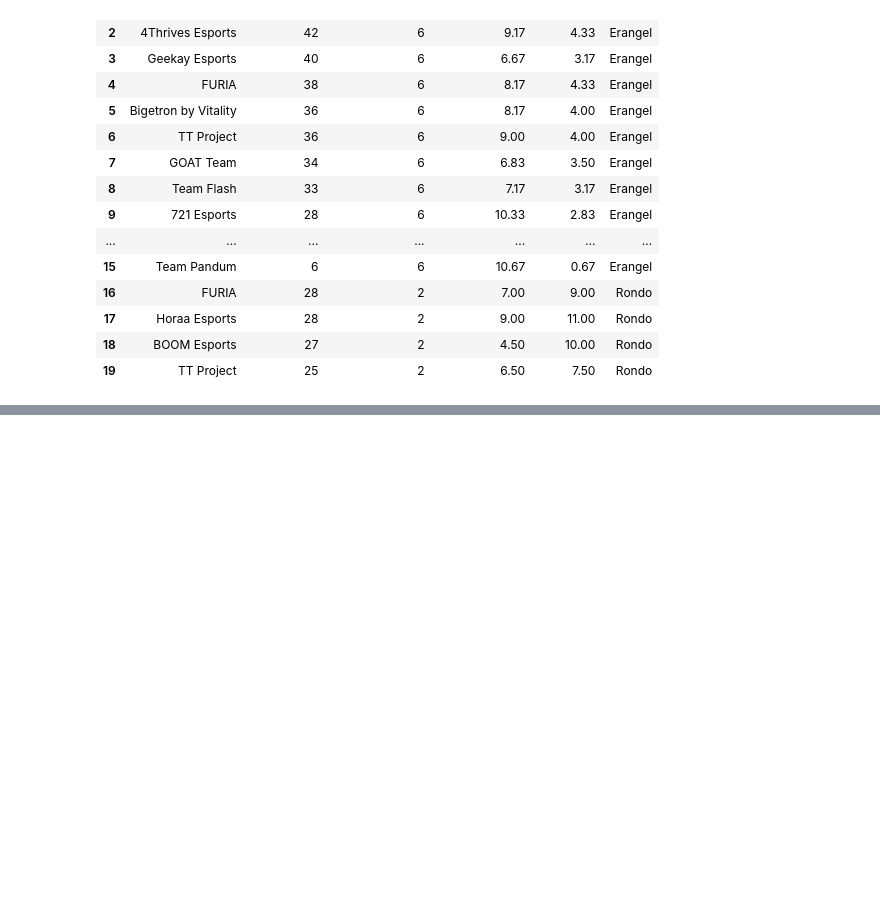
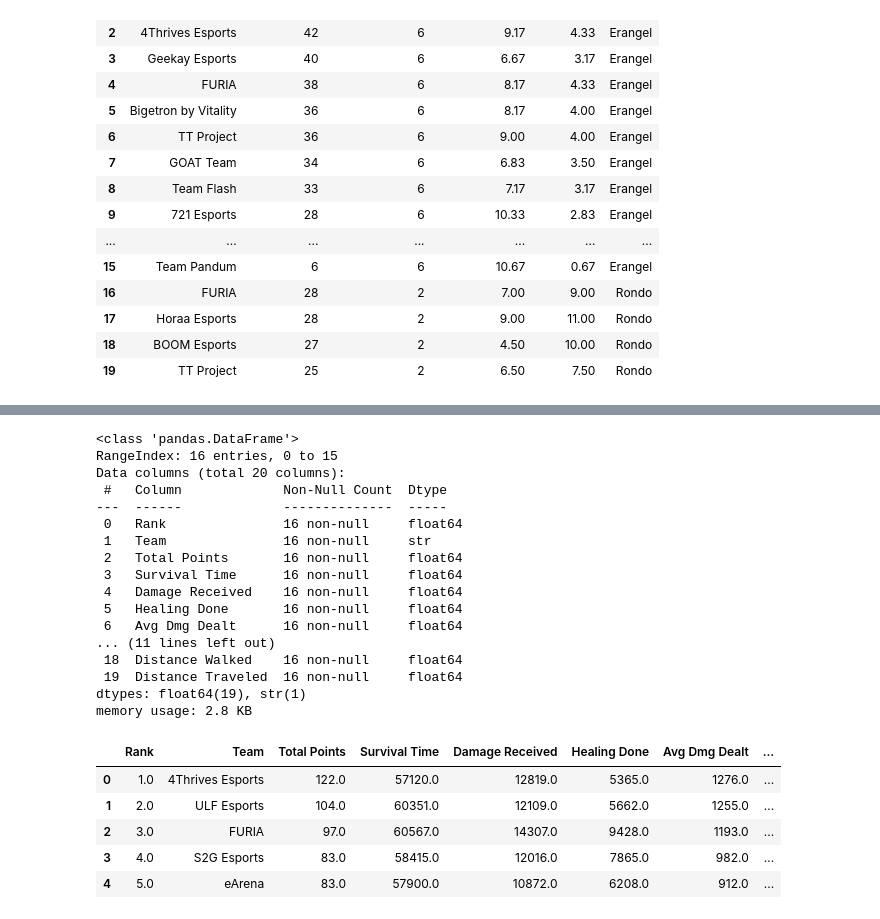
Before and after one commit to Faizan-2624/pmgo-s1-dashboards, a Jupyter notebook: notebooks/datas_clean.ipynb, the cells around one changed output, grey strips where cells are left out. Cells and saved outputs as stored; diff of their text form; code cells hidden in the pictures; blank space fills up the shorter version.

```diff
--- a/notebooks/datas_clean.ipynb
+++ b/notebooks/datas_clean.ipynb
@@ -442,0 +485,42 @@ all_maps_df.head(20)
+# %%
+team_adv_df = pd.read_csv('../data/team_advanced_stats.csv', skiprows=2, header=None)
+
+team_adv_df.columns = [
+    'Rank', 'Team', 'Total Points', 'Survival Time', 'Damage Received',
+    'Healing Done', 'Avg Dmg Dealt', 'Damage Dealt', 'Assists', 'Knocks',
+    'Headshots', 'Max Elim Range', 'Smokes Used', 'Grenades Used',
+    'Grenade Elims', 'Teammates Rescued', 'Airdrops Taken',
+    'Distance Driven', 'Distance Walked', 'Distance Traveled'
+]
+
+# Strip commas and convert numeric columns
+numeric_cols = team_adv_df.columns.difference(['Team'])
+for col in numeric_cols:
+    team_adv_df[col] = team_adv_df[col].astype(str).str.replace(',', '').astype(float)
+
+team_adv_df.info()
+team_adv_df.head()
+# %% [output]
+<class 'pandas.DataFrame'>
+RangeIndex: 16 entries, 0 to 15
+Data columns (total 20 columns):
+ #   Column             Non-Null Count  Dtype
+---  ------             --------------  -----
+ 0   Rank               16 non-null     float64
+ 1   Team               16 non-null     str
+ 2   Total Points       16 non-null     float64
+ 3   Survival Time      16 non-null     float64
+ 4   Damage Received    16 non-null     float64
+ 5   Healing Done       16 non-null     float64
+ 6   Avg Dmg Dealt      16 non-null     float64
+... (11 lines left out)
+ 18  Distance Walked    16 non-null     float64
+ 19  Distance Traveled  16 non-null     float64
+dtypes: float64(19), str(1)
+memory usage: 2.8 KB
+|  | Rank | Team | Total Points | Survival Time | Damage Received | Healing Done | Avg Dmg Dealt | ... |
+| 0 | 1.0 | 4Thrives Esports | 122.0 | 57120.0 | 12819.0 | 5365.0 | 1276.0 | ... |
+| 1 | 2.0 | ULF Esports | 104.0 | 60351.0 | 12109.0 | 5662.0 | 1255.0 | ... |
+| 2 | 3.0 | FURIA | 97.0 | 60567.0 | 14307.0 | 9428.0 | 1193.0 | ... |
+| 3 | 4.0 | S2G Esports | 83.0 | 58415.0 | 12016.0 | 7865.0 | 982.0 | ... |
+| 4 | 5.0 | eArena | 83.0 | 57900.0 | 10872.0 | 6208.0 | 912.0 | ... |
```
Also changed, not shown: parts of 4 cells of this notebook, 5 other files.
